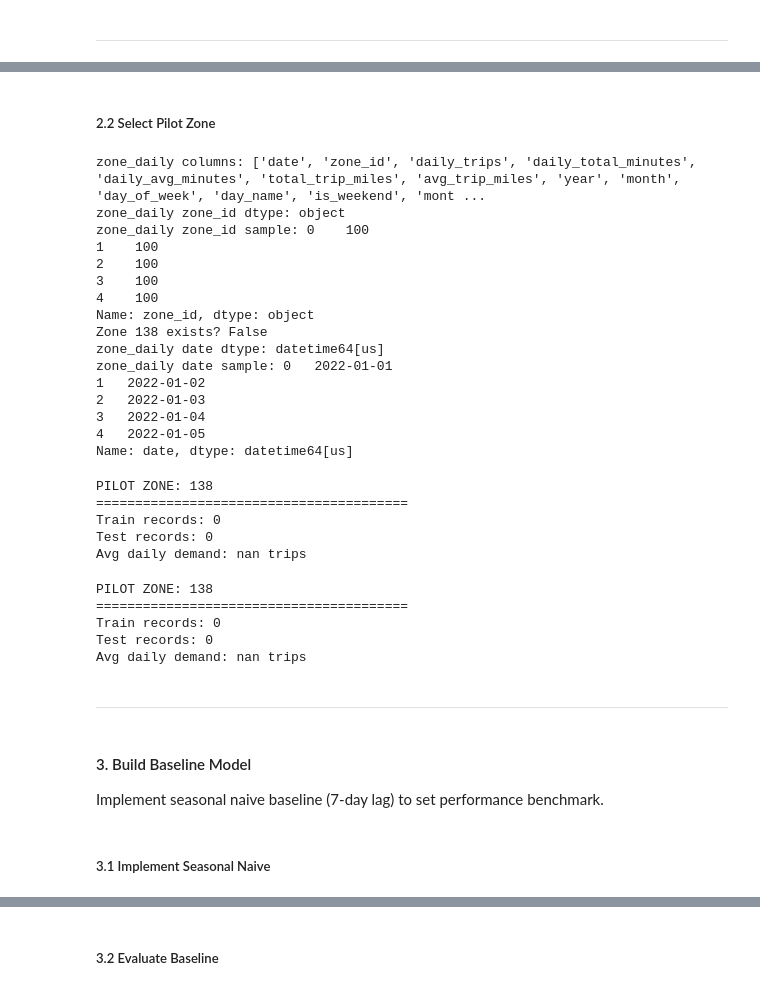
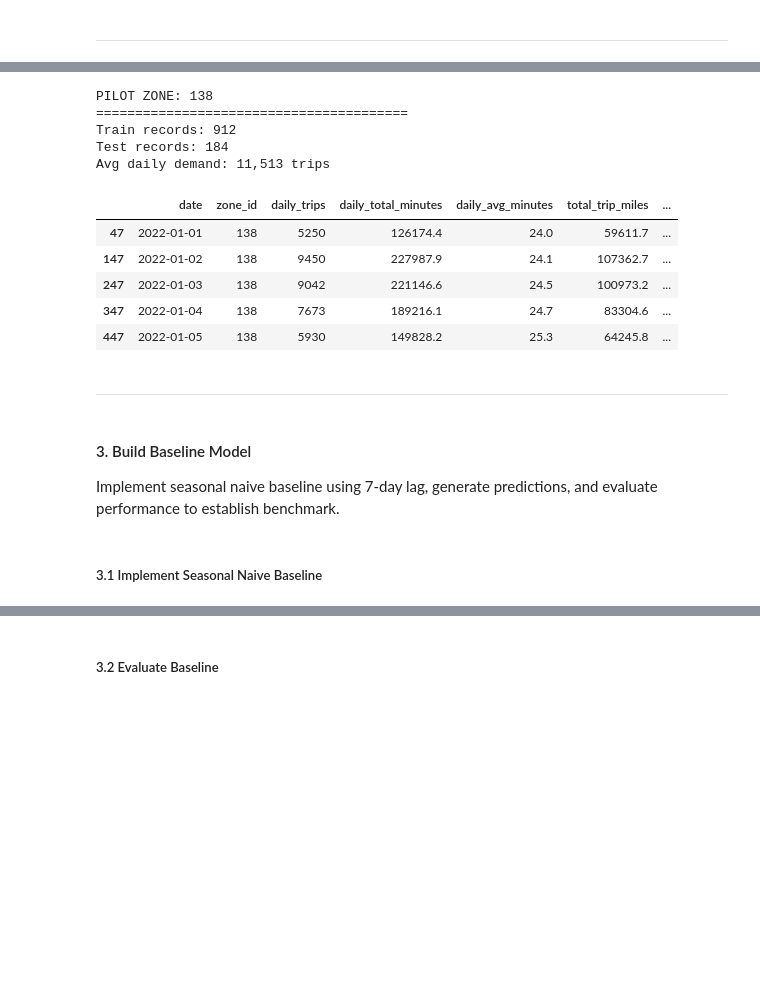
Before and after one commit to KRFlowers/nyc-fhv-rideshare-forecasting, a Jupyter notebook: notebooks/03_demand_forecasting.ipynb, the cells around one changed output, grey strips where cells are left out. Cells and saved outputs as stored; diff of their text form; code cells hidden in the pictures; blank space fills up the shorter version.

```diff
--- a/notebooks/03_demand_forecasting.ipynb
+++ b/notebooks/03_demand_forecasting.ipynb
@@ -142,75 +205,37 @@ Test months: 6
-# %% [markdown]
-##### 2.2 Select Pilot Zone
-# %%
-# Check what's in the data
-print("zone_daily columns:", zone_daily.columns.tolist())
-print("zone_daily zone_id dtype:", zone_daily['zone_id'].dtype)
-print("zone_daily zone_id sample:", zone_daily['zone_id'].head())
-print("Zone 138 exists?", 138 in zone_daily['zone_id'].values)
-print("zone_daily date dtype:", zone_daily['date'].dtype)
-print("zone_daily date sample:", zone_daily['date'].head())
-# %% [output]
-zone_daily columns: ['date', 'zone_id', 'daily_trips', 'daily_total_minutes', 'daily_avg_minutes', 'total_trip_miles', 'avg_trip_miles', 'year', 'month', 'day_of_week', 'day_name', 'is_weekend', 'mont ...
-zone_daily zone_id dtype: object
-zone_daily zone_id sample: 0    100
-1    100
-2    100
-3    100
-4    100
-Name: zone_id, dtype: object
-Zone 138 exists? False
-zone_daily date dtype: datetime64[us]
-zone_daily date sample: 0   2022-01-01
-1   2022-01-02
-2   2022-01-03
-3   2022-01-04
-4   2022-01-05
-Name: date, dtype: datetime64[us]
 # %%
-# What: Select top zone by volume for model development
-# Why: Develop and tune on one zone before scaling to all 100
+# What: Select highest-volume zone for initial model development
+# Why: High-volume zones have cleaner signal for testing model approaches
 
-pilot_zone_id = int(selected_zones.iloc[0]['zone_id'])
+zone_volumes = zone_daily.groupby('zone_id')['daily_trips'].mean().sort_values(ascending=False)
+pilot_zone_id = int(zone_volumes.index[0])
 
 pilot_train = train[train['zone_id'] == pilot_zone_id].copy()
 pilot_test = test[test['zone_id'] == pilot_zone_id].copy()
 
 print(f"PILOT ZONE: {pilot_zone_id}")
 print("=" * 40)
 print(f"Train records: {len(pilot_train)}")
 print(f"Test records: {len(pilot_test)}")
 print(f"Avg daily demand: {pilot_train['daily_trips'].mean():,.0f} trips")
+
+pilot_train.head()
 # %% [output]
 PILOT ZONE: 138
 ========================================
-Train records: 0
-Test records: 0
-Avg daily demand: nan trips
+Train records: 912
+Test records: 184
+Avg daily demand: 11,513 trips
+|  | date | zone_id | daily_trips | daily_total_minutes | daily_avg_minutes | total_trip_miles | ... |
+| 47 | 2022-01-01 | 138 | 5250 | 126174.4 | 24.0 | 59611.7 | ... |
+| 147 | 2022-01-02 | 138 | 9450 | 227987.9 | 24.1 | 107362.7 | ... |
+| 247 | 2022-01-03 | 138 | 9042 | 221146.6 | 24.5 | 100973.2 | ... |
+| 347 | 2022-01-04 | 138 | 7673 | 189216.1 | 24.7 | 83304.6 | ... |
+| 447 | 2022-01-05 | 138 | 5930 | 149828.2 | 25.3 | 64245.8 | ... |
-# %%
-# What: Select top zone by volume for model development
-# Why: Develop and tune on one zone before scaling to all 100
-
-pilot_zone_id = int(selected_zones.iloc[0]['zone_id'])
-
-pilot_train = train[train['zone_id'] == pilot_zone_id].copy()
-pilot_test = test[test['zone_id'] == pilot_zone_id].copy()
-
-print(f"PILOT ZONE: {pilot_zone_id}")
-print("=" * 40)
-print(f"Train records: {len(pilot_train)}")
-print(f"Test records: {len(pilot_test)}")
-print(f"Avg daily demand: {pilot_train['daily_trips'].mean():,.0f} trips")
-# %% [output]
-PILOT ZONE: 138
-========================================
-Train records: 0
-Test records: 0
-Avg daily demand: nan trips
 # %% [markdown]
 ---
 # %% [markdown]
 #### 3. Build Baseline Model
 
-Implement seasonal naive baseline (7-day lag) to set performance benchmark.
+Implement seasonal naive baseline using 7-day lag, generate predictions, and evaluate performance to establish benchmark.
 # %% [markdown]
-##### 3.1 Implement Seasonal Naive
+##### 3.1 Implement Seasonal Naive Baseline
```
Also changed, not shown: parts of 73 cells of this notebook, 1 other file.
